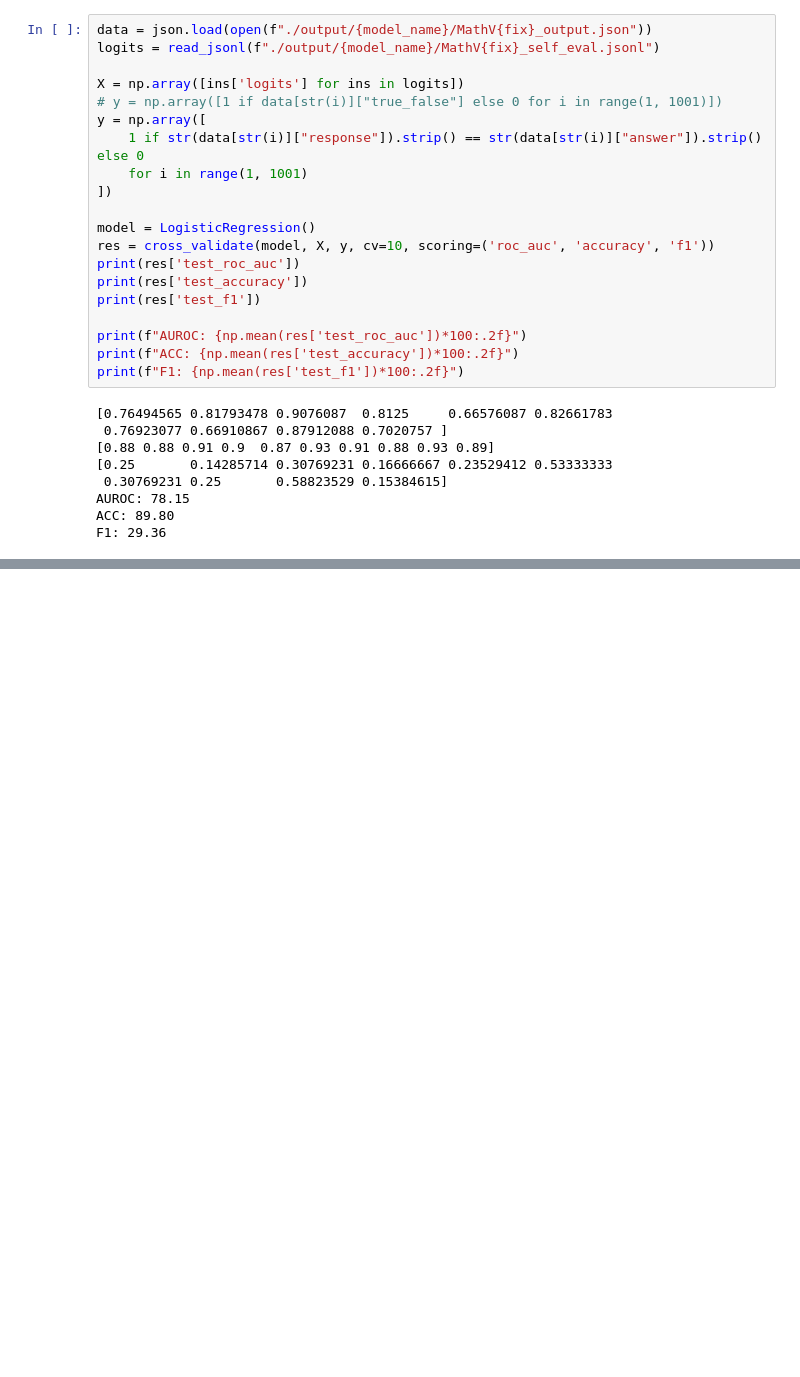
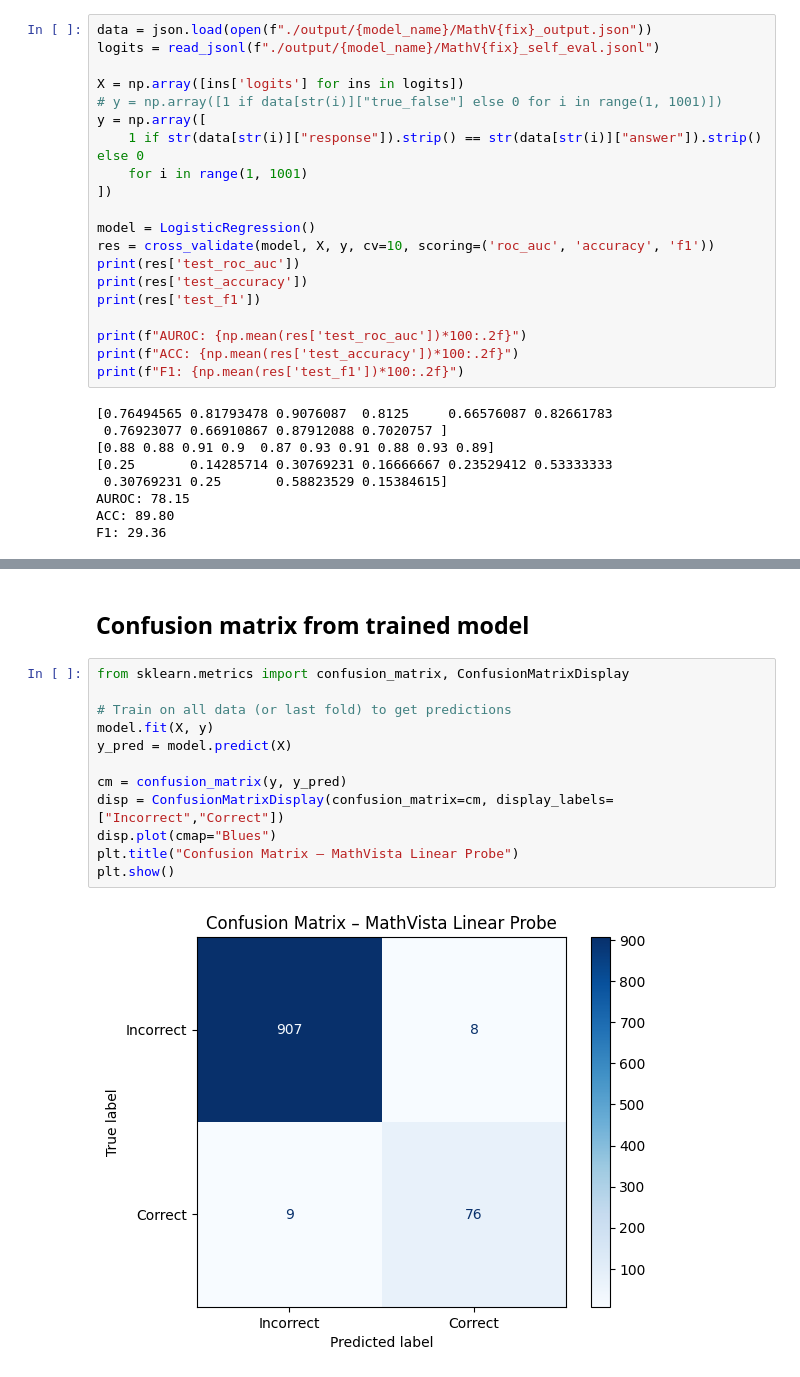
Before and after one commit to he-yulong/LVLM-LP, a Jupyter notebook: Task4_Unc_eval.ipynb, the cells around one changed output, grey strips where cells are left out. Drawn from its saved outputs; the diff is of its cells as text; blank space fills up the shorter version.

```diff
--- a/Task4_Unc_eval.ipynb
+++ b/Task4_Unc_eval.ipynb
@@ -138,0 +166,16 @@ F1: 29.36
+# %% [markdown]
+## Confusion matrix from trained model
+# %%
+from sklearn.metrics import confusion_matrix, ConfusionMatrixDisplay
+
+# Train on all data (or last fold) to get predictions
+model.fit(X, y)
+y_pred = model.predict(X)
+
+cm = confusion_matrix(y, y_pred)
+disp = ConfusionMatrixDisplay(confusion_matrix=cm, display_labels=["Incorrect","Correct"])
+disp.plot(cmap="Blues")
+plt.title("Confusion Matrix – MathVista Linear Probe")
+plt.show()
+# %% [output]
+[figure, added]
```
Also changed, not shown: parts of 4 cells of this notebook, 3 other files.
